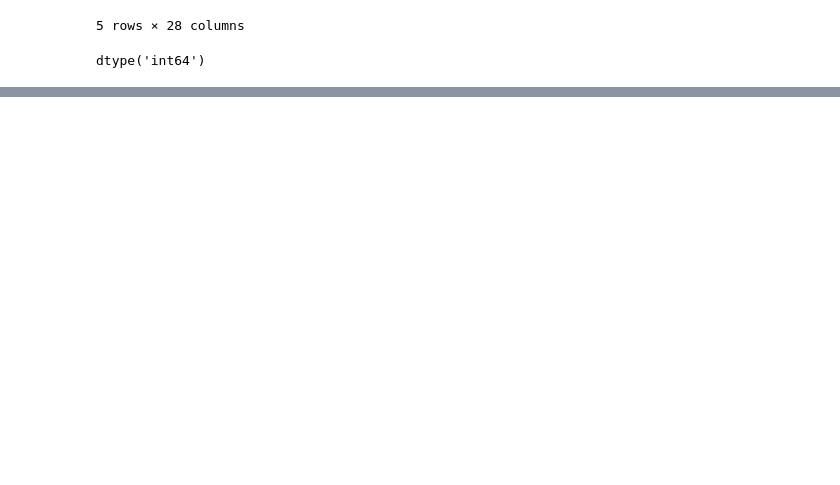
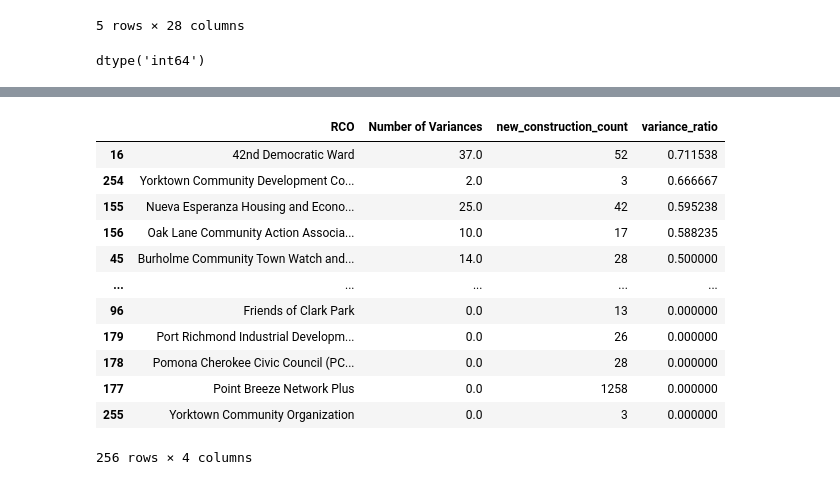
Before and after one commit to avavani/Practicum, a Jupyter notebook: notebooks/impact_score.ipynb, the cells around one changed output, grey strips where cells are left out. Drawn from its saved outputs; the diff is of its cells as text; code cells hidden in the pictures; blank space fills up the shorter version.

Commit message:
yimby updates

```diff
--- a/notebooks/impact_score.ipynb
+++ b/notebooks/impact_score.ipynb
@@ -434,0 +416,4 @@ MemoryError: Unable to allocate 694. MiB for an array with shape (1, 90914348) a
+# %%
+variances = pd.read_csv(r"C:\Penn MCP\Fourth Semester\Practicum\notebooks\variances.csv")
+variances.head()
+# Variance data from 2020 to 2023 (mention this in the report and presentation)
@@ -434,0 +427,5 @@ MemoryError: Unable to allocate 694. MiB for an array with shape (1, 90914348) a
+# %%
+yimby_data_filt = yimby_data[yimby_data['cons_complete'].between(2020, 2023)]
+# %%
+yimby_count = yimby_data_filt.groupby('RCO').size().reset_index(name='new_construction_count')
+yimby_count.head()
@@ -434,0 +439,15 @@ MemoryError: Unable to allocate 694. MiB for an array with shape (1, 90914348) a
+# %%
+rco_analysis = pd.merge(
+    variances,
+    yimby_count,
+    on='RCO',
+    how='outer'
+)
+
+rco_analysis = rco_analysis.fillna(0)
+
+rco_analysis['variance_ratio'] = rco_analysis['Number of Variances'] / rco_analysis['new_construction_count']
+
+rco_analysis['variance_ratio'] = rco_analysis['variance_ratio'].replace([np.inf, -np.inf], 0)
+
+rco_analysis.head()
@@ -434,0 +461,16 @@ MemoryError: Unable to allocate 694. MiB for an array with shape (1, 90914348) a
+# %%
+rco_analysis.sort_values('variance_ratio', ascending=False)
+# %% [output]
+|  | RCO | Number of Variances | new_construction_count | variance_ratio |
+| 16 | 42nd Democratic Ward | 37.0 | 52 | 0.711538 |
+| 254 | Yorktown Community Development Co... | 2.0 | 3 | 0.666667 |
+| 155 | Nueva Esperanza Housing and Econo... | 25.0 | 42 | 0.595238 |
+| 156 | Oak Lane Community Action Associa... | 10.0 | 17 | 0.588235 |
+| 45 | Burholme Community Town Watch and... | 14.0 | 28 | 0.500000 |
+| ... | ... | ... | ... | ... |
+| 96 | Friends of Clark Park | 0.0 | 13 | 0.000000 |
+| 179 | Port Richmond Industrial Developm... | 0.0 | 26 | 0.000000 |
+| 178 | Pomona Cherokee Civic Council (PC... | 0.0 | 28 | 0.000000 |
+| 177 | Point Breeze Network Plus | 0.0 | 1258 | 0.000000 |
+| 255 | Yorktown Community Organization | 0.0 | 3 | 0.000000 |
+256 rows × 4 columns
```
Also changed, not shown: parts of 12 cells of this notebook.
